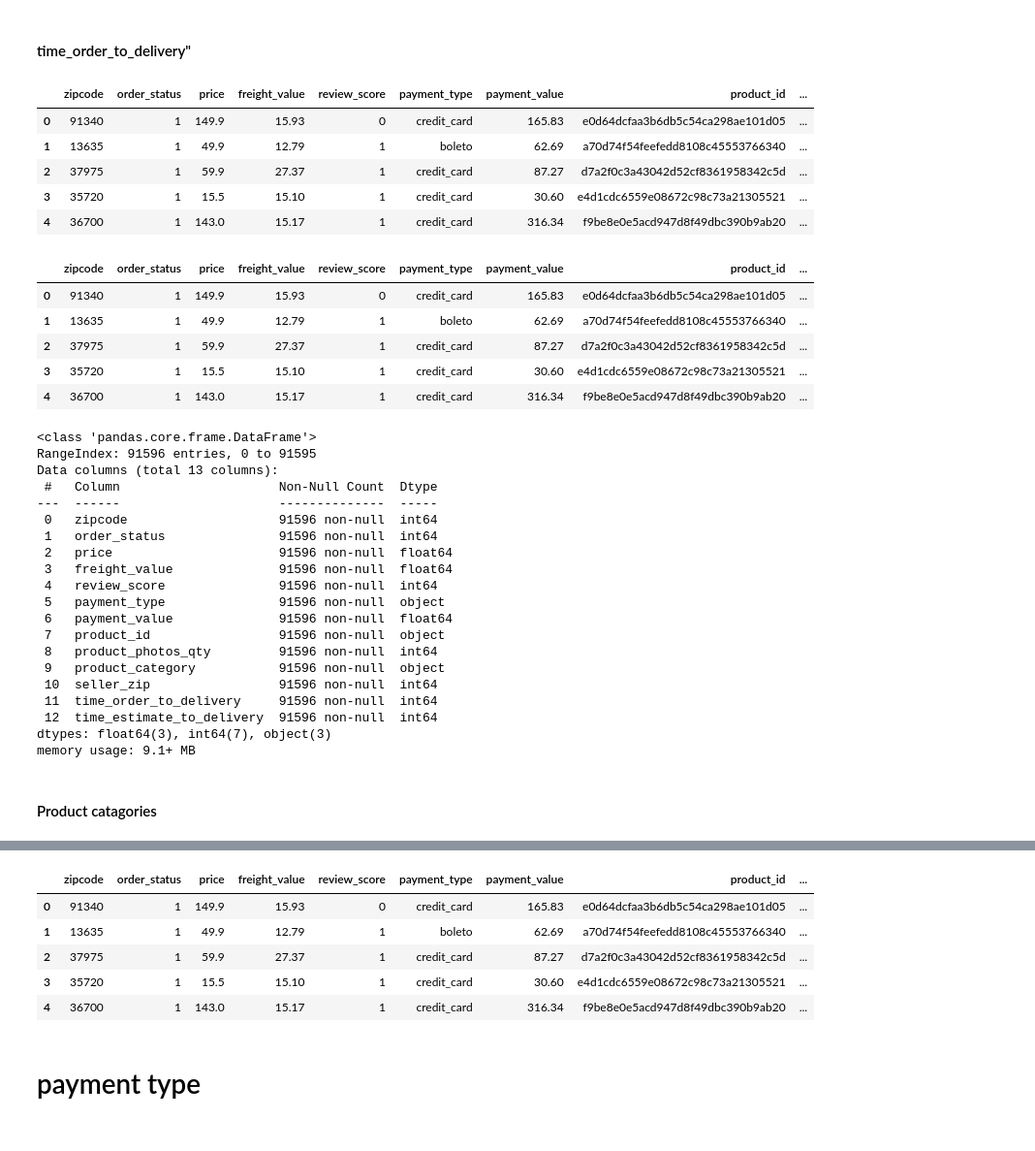
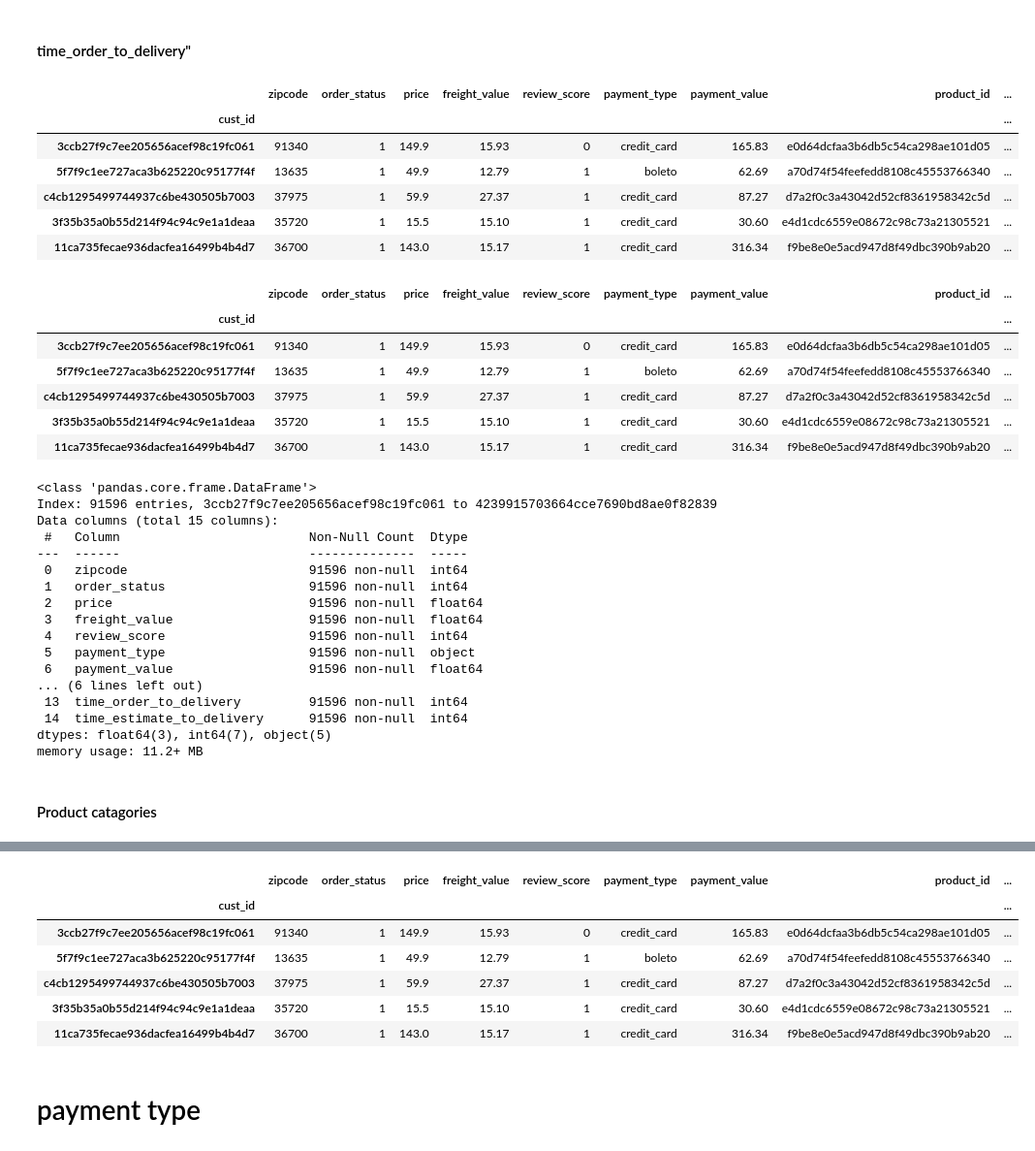
Before and after one commit to cmhume/eCommerce_Business_Trends, a Jupyter notebook: ecommerce_business_trend_ML_week2.ipynb, the cells around one changed output, grey strips where cells are left out. Shown at 97% size. Drawn from its saved outputs; the diff is of its cells as text; code cells hidden in the pictures.

```diff
--- a/ecommerce_business_trend_ML_week2.ipynb
+++ b/ecommerce_business_trend_ML_week2.ipynb
@@ -37,7 +37,7 @@ Enabling notebook extension jupyter-js-widgets/extension...
       - Validating: ok
 # %%
 parse_dates = ["order_purchase_timestamp", "order_approved_at", "order_delivered_carrier_date", "order_delivered_customer_date", "order_estimated_delivery_date", "shipping_limit_date", "review_creation_date", "review_answer_timestamp" ]
-customers =  pd.read_csv("../final_database/olist_final_data.csv", infer_datetime_format = True, parse_dates = parse_dates)
+customers =  pd.read_csv("olist_final_data.csv", infer_datetime_format = True, parse_dates = parse_dates, index_col=0)
 # %%
 customers.head()
 # %% [output]
@@ -144,6 +146,6 @@ Name: review_score, dtype: float64
 # %%
 final_customers = customers.drop(columns = ["customer_city", "customer_state", "geolocation_lat","geolocation_lng", "customer_id", "order_purchase_timestamp", "order_approved_at", "order_delivered_carrier_date", "payment_sequential"])
 final_customers.drop(columns =["seller_city", "order_id", "review_answer_timestamp", "review_creation_date"], inplace = True)
-final_customers.drop(columns =["seller_id","payment_installments", "order_item_id" ], inplace = True)
+final_customers.drop(columns =["seller_id1","payment_installments", "order_item_id" ], inplace = True)
 final_customers.drop(columns =["order_delivered_customer_date", "order_estimated_delivery_date", "shipping_limit_date", "review_id"], inplace = True)
 final_customers.head()
@@ -188,50 +198,49 @@ final_customers["time_estimate_to_delivery"] = final_customers.time_estimate_to_
 final_customers.head()
 # %% [output]
 |  | zipcode | order_status | price | freight_value | review_score | payment_type | payment_value | product_id | ... |
-| 0 | 91340 | 1 | 149.9 | 15.93 | 0 | credit_card | 165.83 | e0d64dcfaa3b6db5c54ca298ae101d05 | ... |
-| 1 | 13635 | 1 | 49.9 | 12.79 | 1 | boleto | 62.69 | a70d74f54feefedd8108c45553766340 | ... |
-| 2 | 37975 | 1 | 59.9 | 27.37 | 1 | credit_card | 87.27 | d7a2f0c3a43042d52cf8361958342c5d | ... |
-| 3 | 35720 | 1 | 15.5 | 15.10 | 1 | credit_card | 30.60 | e4d1cdc6559e08672c98c73a21305521 | ... |
-| 4 | 36700 | 1 | 143.0 | 15.17 | 1 | credit_card | 316.34 | f9be8e0e5acd947d8f49dbc390b9ab20 | ... |
+| cust_id |  |  |  |  |  |  |  |  | ... |
+| 3ccb27f9c7ee205656acef98c19fc061 | 91340 | 1 | 149.9 | 15.93 | 0 | credit_card | 165.83 | e0d64dcfaa3b6db5c54ca298ae101d05 | ... |
+| 5f7f9c1ee727aca3b625220c95177f4f | 13635 | 1 | 49.9 | 12.79 | 1 | boleto | 62.69 | a70d74f54feefedd8108c45553766340 | ... |
+| c4cb1295499744937c6be430505b7003 | 37975 | 1 | 59.9 | 27.37 | 1 | credit_card | 87.27 | d7a2f0c3a43042d52cf8361958342c5d | ... |
+| 3f35b35a0b55d214f94c94c9e1a1deaa | 35720 | 1 | 15.5 | 15.10 | 1 | credit_card | 30.60 | e4d1cdc6559e08672c98c73a21305521 | ... |
+| 11ca735fecae936dacfea16499b4b4d7 | 36700 | 1 | 143.0 | 15.17 | 1 | credit_card | 316.34 | f9be8e0e5acd947d8f49dbc390b9ab20 | ... |
 # %%
 final_customers.drop(columns = ["seller_state"], inplace = True)
 # %%
 final_customers.head()
 # %% [output]
 |  | zipcode | order_status | price | freight_value | review_score | payment_type | payment_value | product_id | ... |
-| 0 | 91340 | 1 | 149.9 | 15.93 | 0 | credit_card | 165.83 | e0d64dcfaa3b6db5c54ca298ae101d05 | ... |
-| 1 | 13635 | 1 | 49.9 | 12.79 | 1 | boleto | 62.69 | a70d74f54feefedd8108c45553766340 | ... |
-| 2 | 37975 | 1 | 59.9 | 27.37 | 1 | credit_card | 87.27 | d7a2f0c3a43042d52cf8361958342c5d | ... |
-| 3 | 35720 | 1 | 15.5 | 15.10 | 1 | credit_card | 30.60 | e4d1cdc6559e08672c98c73a21305521 | ... |
-| 4 | 36700 | 1 | 143.0 | 15.17 | 1 | credit_card | 316.34 | f9be8e0e5acd947d8f49dbc390b9ab20 | ... |
+| cust_id |  |  |  |  |  |  |  |  | ... |
+| 3ccb27f9c7ee205656acef98c19fc061 | 91340 | 1 | 149.9 | 15.93 | 0 | credit_card | 165.83 | e0d64dcfaa3b6db5c54ca298ae101d05 | ... |
+| 5f7f9c1ee727aca3b625220c95177f4f | 13635 | 1 | 49.9 | 12.79 | 1 | boleto | 62.69 | a70d74f54feefedd8108c45553766340 | ... |
+| c4cb1295499744937c6be430505b7003 | 37975 | 1 | 59.9 | 27.37 | 1 | credit_card | 87.27 | d7a2f0c3a43042d52cf8361958342c5d | ... |
+| 3f35b35a0b55d214f94c94c9e1a1deaa | 35720 | 1 | 15.5 | 15.10 | 1 | credit_card | 30.60 | e4d1cdc6559e08672c98c73a21305521 | ... |
+| 11ca735fecae936dacfea16499b4b4d7 | 36700 | 1 | 143.0 | 15.17 | 1 | credit_card | 316.34 | f9be8e0e5acd947d8f49dbc390b9ab20 | ... |
 # %%
 final_customers.info()
 # %% [output]
 <class 'pandas.core.frame.DataFrame'>
-RangeIndex: 91596 entries, 0 to 91595
-Data columns (total 13 columns):
- #   Column                     Non-Null Count  Dtype
----  ------                     --------------  -----
- 0   zipcode                    91596 non-null  int64
- 1   order_status               91596 non-null  int64
- 2   price                      91596 non-null  float64
- 3   freight_value              91596 non-null  float64
- 4   review_score               91596 non-null  int64
- 5   payment_type               91596 non-null  object
- 6   payment_value              91596 non-null  float64
- 7   product_id                 91596 non-null  object
- 8   product_photos_qty         91596 non-null  int64
- 9   product_category           91596 non-null  object
- 10  seller_zip                 91596 non-null  int64
- 11  time_order_to_delivery     91596 non-null  int64
- 12  time_estimate_to_delivery  91596 non-null  int64
-dtypes: float64(3), int64(7), object(3)
-memory usage: 9.1+ MB
+Index: 91596 entries, 3ccb27f9c7ee205656acef98c19fc061 to 4239915703664cce7690bd8ae0f82839
+Data columns (total 15 columns):
+ #   Column                         Non-Null Count  Dtype
+---  ------                         --------------  -----
+ 0   zipcode                        91596 non-null  int64
+ 1   order_status                   91596 non-null  int64
+ 2   price                          91596 non-null  float64
+ 3   freight_value                  91596 non-null  float64
+ 4   review_score                   91596 non-null  int64
+ 5   payment_type                   91596 non-null  object
+ 6   payment_value                  91596 non-null  float64
+... (6 lines left out)
+ 13  time_order_to_delivery         91596 non-null  int64
+ 14  time_estimate_to_delivery      91596 non-null  int64
+dtypes: float64(3), int64(7), object(5)
+memory usage: 11.2+ MB
 # %% [markdown]
 #### Product catagories
 # %%
-final_customers["product_category"] = final_customers["product_category"].astype('category')
+final_customers["product_category_name_english"] = final_customers["product_category_name_english"].astype('category')
 print(final_customers.dtypes)
-final_customers["product_category"] = final_customers["product_category"].cat.codes
+final_customers["product_category"] = final_customers["product_category_name_english"].cat.codes
 final_customers.head()
 # %% [output]
@@ -251,10 +262,11 @@ time_estimate_to_delivery       int64
 dtype: object
 |  | zipcode | order_status | price | freight_value | review_score | payment_type | payment_value | product_id | ... |
-| 0 | 91340 | 1 | 149.9 | 15.93 | 0 | credit_card | 165.83 | e0d64dcfaa3b6db5c54ca298ae101d05 | ... |
-| 1 | 13635 | 1 | 49.9 | 12.79 | 1 | boleto | 62.69 | a70d74f54feefedd8108c45553766340 | ... |
-| 2 | 37975 | 1 | 59.9 | 27.37 | 1 | credit_card | 87.27 | d7a2f0c3a43042d52cf8361958342c5d | ... |
-| 3 | 35720 | 1 | 15.5 | 15.10 | 1 | credit_card | 30.60 | e4d1cdc6559e08672c98c73a21305521 | ... |
-| 4 | 36700 | 1 | 143.0 | 15.17 | 1 | credit_card | 316.34 | f9be8e0e5acd947d8f49dbc390b9ab20 | ... |
+| cust_id |  |  |  |  |  |  |  |  | ... |
+| 3ccb27f9c7ee205656acef98c19fc061 | 91340 | 1 | 149.9 | 15.93 | 0 | credit_card | 165.83 | e0d64dcfaa3b6db5c54ca298ae101d05 | ... |
+| 5f7f9c1ee727aca3b625220c95177f4f | 13635 | 1 | 49.9 | 12.79 | 1 | boleto | 62.69 | a70d74f54feefedd8108c45553766340 | ... |
+| c4cb1295499744937c6be430505b7003 | 37975 | 1 | 59.9 | 27.37 | 1 | credit_card | 87.27 | d7a2f0c3a43042d52cf8361958342c5d | ... |
+| 3f35b35a0b55d214f94c94c9e1a1deaa | 35720 | 1 | 15.5 | 15.10 | 1 | credit_card | 30.60 | e4d1cdc6559e08672c98c73a21305521 | ... |
+| 11ca735fecae936dacfea16499b4b4d7 | 36700 | 1 | 143.0 | 15.17 | 1 | credit_card | 316.34 | f9be8e0e5acd947d8f49dbc390b9ab20 | ... |
 # %% [markdown]
 # payment type
 # %%
```
Also changed, not shown: parts of 50 cells of this notebook.
